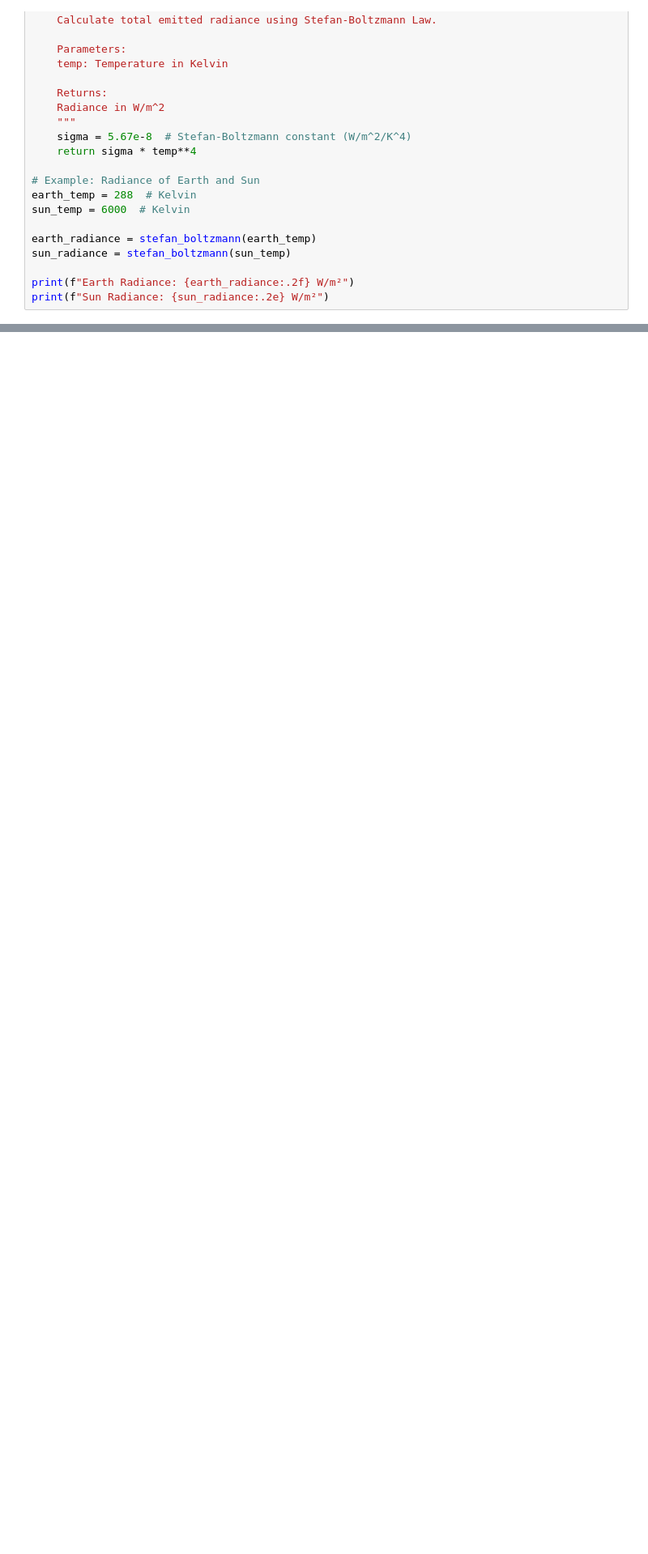
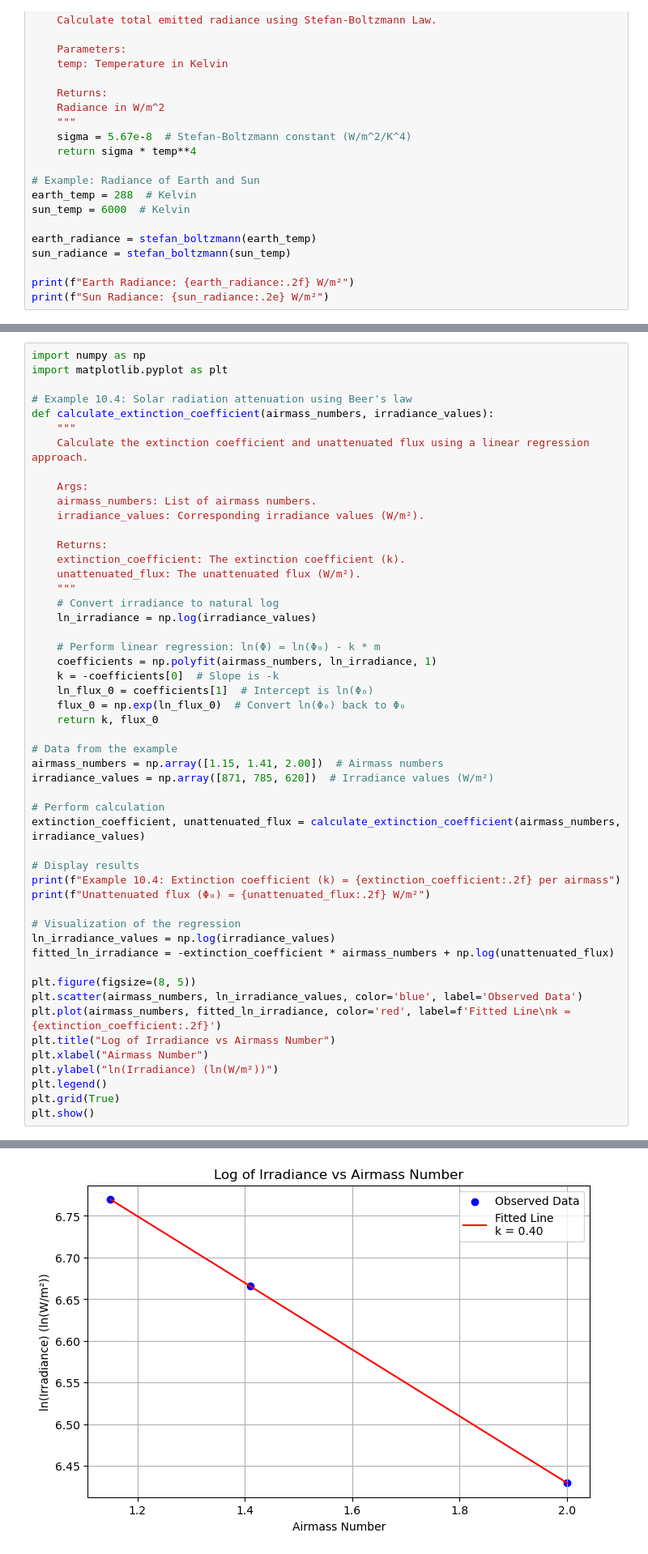
Before and after one commit to inkenbrandt/Campbell-Book, a Jupyter notebook: 10_Radiation_Basics.ipynb, the cells around one changed output, grey strips where cells are left out. Shown at 81% size. Saved outputs shown, nothing was run; the diff lists cells and outputs as text; blank space fills up the shorter version.

```diff
--- a/10_Radiation_Basics.ipynb
+++ b/10_Radiation_Basics.ipynb
@@ -175,0 +286,52 @@ print(f"Attenuated flux after {distance_medium} m: {attenuated_flux:.2f} W/m²")
+# %%
+import numpy as np
+import matplotlib.pyplot as plt
+
+# Example 10.4: Solar radiation attenuation using Beer's law
+def calculate_extinction_coefficient(airmass_numbers, irradiance_values):
+    """
+    Calculate the extinction coefficient and unattenuated flux using a linear regression approach.
+
+    Args:
+    airmass_numbers: List of airmass numbers.
+    irradiance_values: Corresponding irradiance values (W/m²).
+
+    Returns:
+    extinction_coefficient: The extinction coefficient (k).
+    unattenuated_flux: The unattenuated flux (W/m²).
+    """
+    # Convert irradiance to natural log
+    ln_irradiance = np.log(irradiance_values)
+
+    # Perform linear regression: ln(Φ) = ln(Φ₀) - k * m
+    coefficients = np.polyfit(airmass_numbers, ln_irradiance, 1)
+    k = -coefficients[0]  # Slope is -k
+    ln_flux_0 = coefficients[1]  # Intercept is ln(Φ₀)
+    flux_0 = np.exp(ln_flux_0)  # Convert ln(Φ₀) back to Φ₀
+    return k, flux_0
+
+# Data from the example
+airmass_numbers = np.array([1.15, 1.41, 2.00])  # Airmass numbers
+irradiance_values = np.array([871, 785, 620])  # Irradiance values (W/m²)
+
+# Perform calculation
+extinction_coefficient, unattenuated_flux = calculate_extinction_coefficient(airmass_numbers, irradiance_values)
+
+# Display results
+print(f"Example 10.4: Extinction coefficient (k) = {extinction_coefficient:.2f} per airmass")
+print(f"Unattenuated flux (Φ₀) = {unattenuated_flux:.2f} W/m²")
+
+# Visualization of the regression
+ln_irradiance_values = np.log(irradiance_values)
+fitted_ln_irradiance = -extinction_coefficient * airmass_numbers + np.log(unattenuated_flux)
+
+plt.figure(figsize=(8, 5))
+plt.scatter(airmass_numbers, ln_irradiance_values, color='blue', label='Observed Data')
+plt.plot(airmass_numbers, fitted_ln_irradiance, color='red', label=f'Fitted Line\nk = {extinction_coefficient:.2f}')
+plt.title("Log of Irradiance vs Airmass Number")
+plt.xlabel("Airmass Number")
+plt.ylabel("ln(Irradiance) (ln(W/m²))")
+plt.legend()
+plt.grid(True)
+plt.show()
+# %% [output]
@@ -175,0 +340 @@ print(f"Attenuated flux after {distance_medium} m: {attenuated_flux:.2f} W/m²")
+[figure, added]
```
Also changed, not shown: parts of 7 cells of this notebook, 1 other file.
